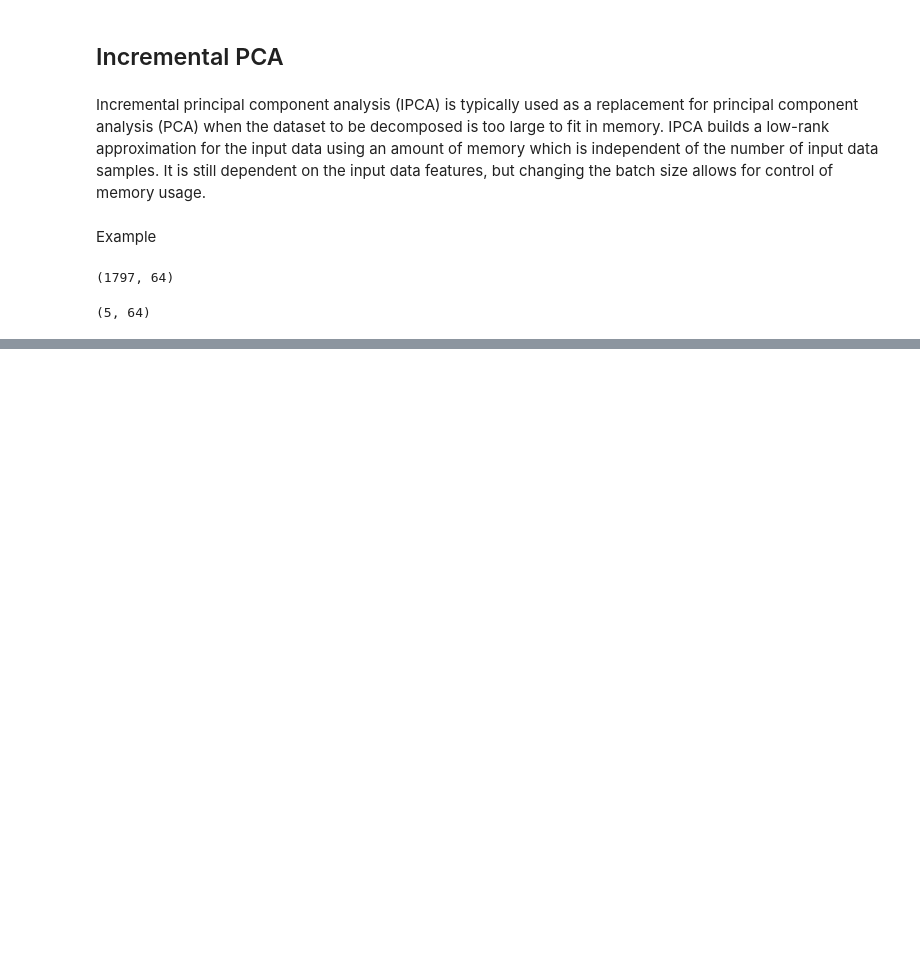
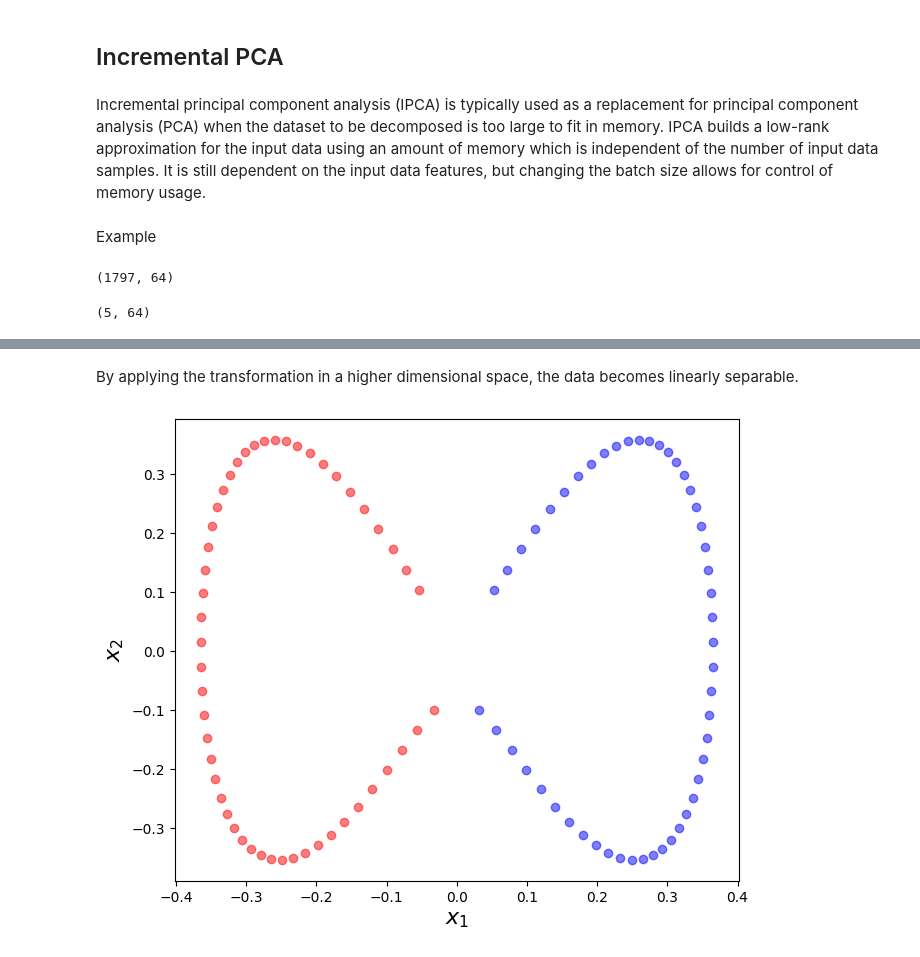
Before and after one commit to wacGitHub07/walter-mlii, a Jupyter notebook: point_8/point_8.ipynb, the cells around one changed output, grey strips where cells are left out. Saved outputs shown, nothing was run; the diff lists cells and outputs as text; code cells hidden in the pictures; blank space fills up the shorter version.

```diff
--- a/point_8/point_8.ipynb
+++ b/point_8/point_8.ipynb
@@ -47,0 +75,15 @@ print(incremental_pca.components_.shape)
+# %% [markdown]
+By applying the transformation in a higher dimensional space, the data becomes linearly separable.
+# %%
+plt.figure (figsize = (16, 6))
+
+plt.subplot (1, 2, 2)
+plt.scatter (XKPCA [y == 0, 0], XKPCA [y == 0, 1], color = 'red', alpha = 0.5)
+plt.scatter (XKPCA [y == 1, 0], XKPCA [y == 1, 1], color = 'blue', alpha = 0.5)
+
+plt.xlabel ("$x_1$", fontsize = 16)
+plt.ylabel ("$x_2$", fontsize = 16)
+
+plt.show ()
+# %% [output]
+[figure, added]
```
Also changed, not shown: parts of 4 cells of this notebook, 3 other files.
